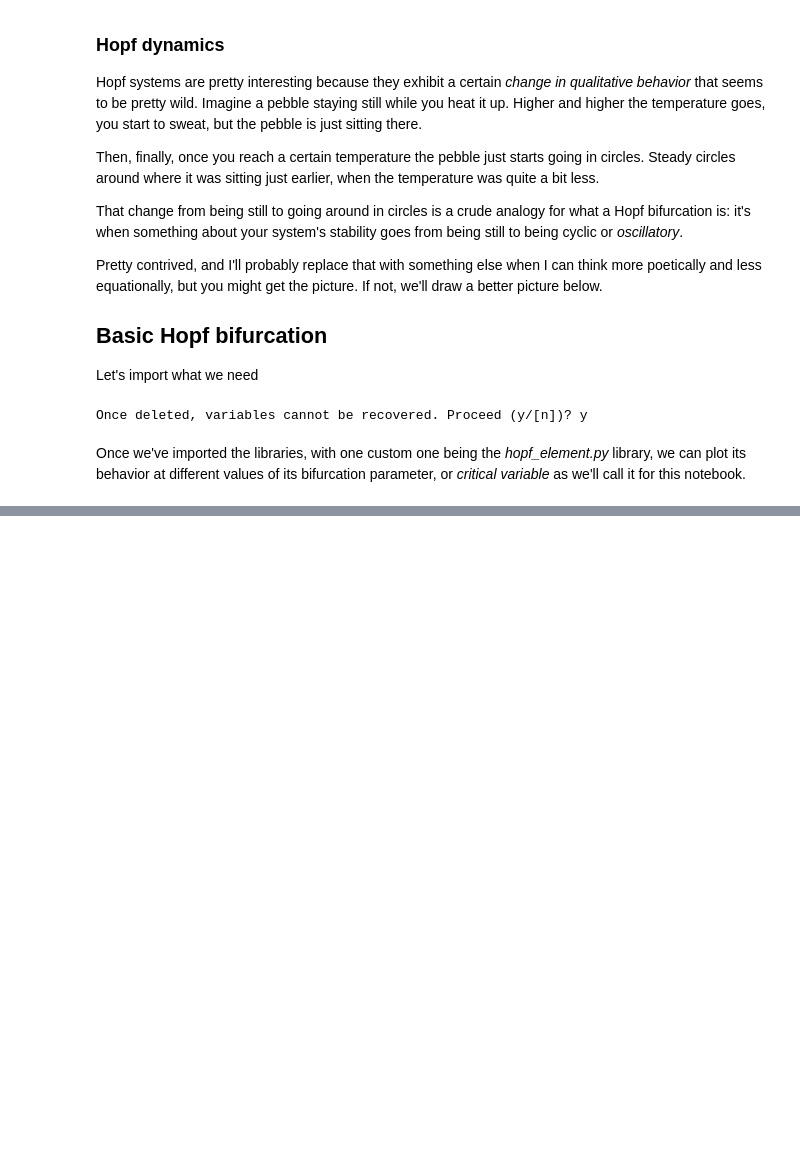
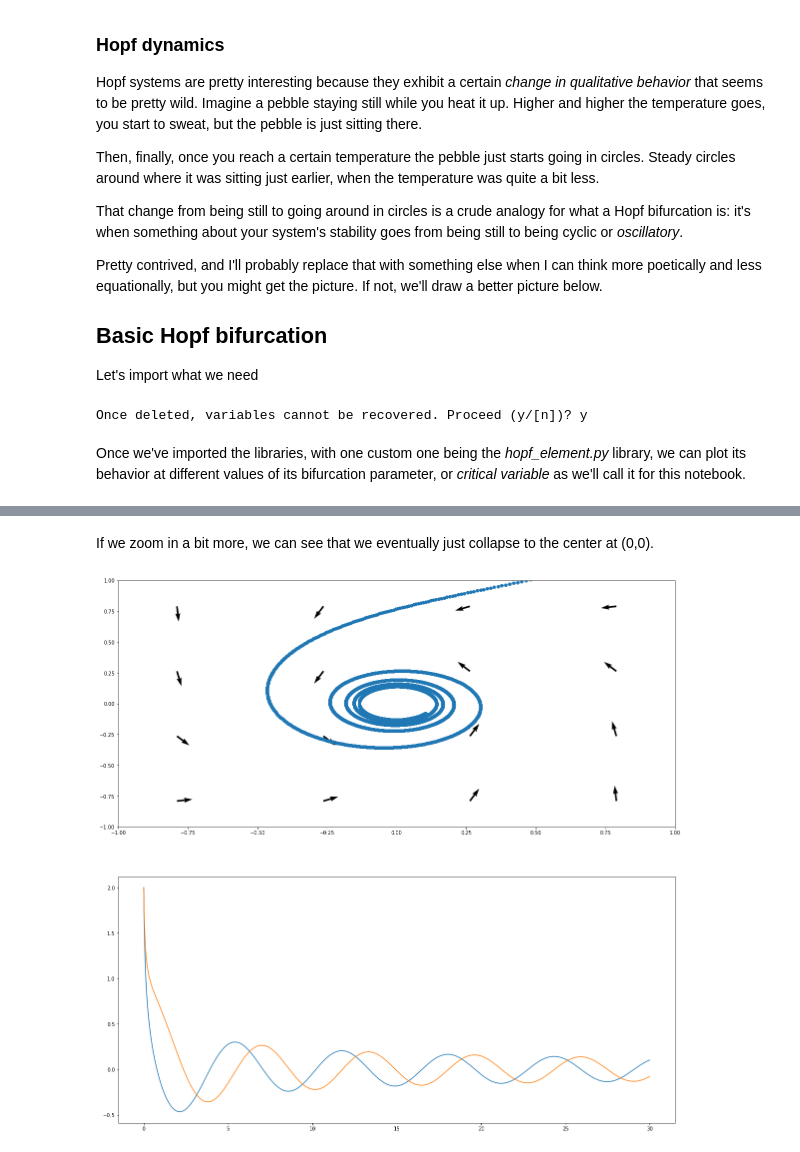
Before and after one commit to virati/VisualizeDynamics, a Jupyter notebook: Hopf_Basics.ipynb, the cells around one changed output, grey strips where cells are left out. Saved outputs shown, nothing was run; the diff lists cells and outputs as text; code cells hidden in the pictures; blank space fills up the shorter version.

```diff
--- a/Hopf_Basics.ipynb
+++ b/Hopf_Basics.ipynb
@@ -41,0 +49,10 @@ Here, we see the flow field of our Hopf system.
+# %% [markdown]
+If we zoom in a bit more, we can see that we eventually just collapse to the center at (0,0).
+# %%
+simpleNet.plot_flow(plot_traj=True)
+plt.subplot(2,1,1)
+plt.xlim((-1,1))
+plt.ylim((-1,1))
+plt.show()
+# %% [output]
+[figure, added]
```
Also changed, not shown: parts of 8 cells of this notebook, 1 other file.
